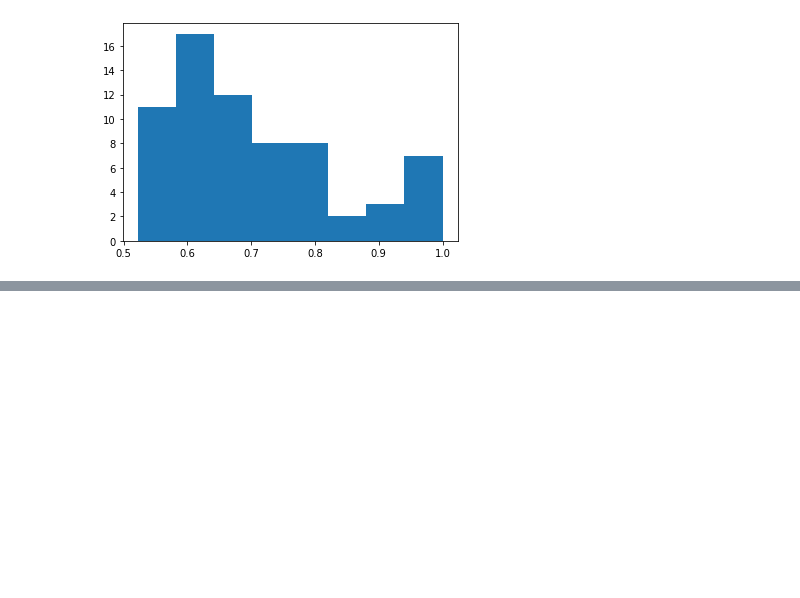
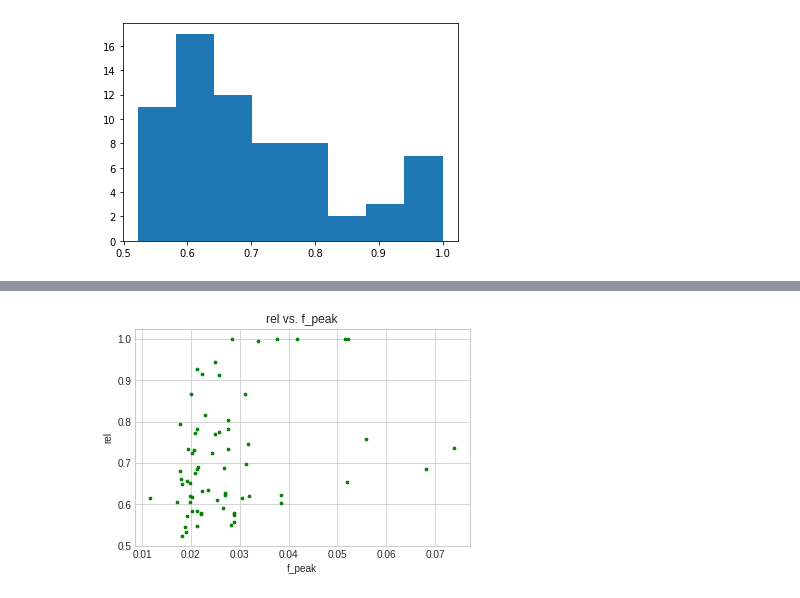
Before and after one commit to bmardu/lab-av_02, a Jupyter notebook: plots.ipynb, the cells around one changed output, grey strips where cells are left out. Saved outputs shown, nothing was run; the diff lists cells and outputs as text; code cells hidden in the pictures; blank space fills up the shorter version.

```diff
--- a/plots.ipynb
+++ b/plots.ipynb
@@ -19,0 +50,21 @@ plt.show()
+# %%
+#Reliability vs. f_peak
+rel = pd.DataFrame(t_sofia, columns= ['rel'])
+f_peak = pd.DataFrame(t_sofia, columns=["f_peak"])
+
+#plot
+plt.scatter(f_peak, rel,
+            color= "green",
+            marker= ".",
+            s=30)
+
+#plt.xlim(0, 7)
+
+plt.xlabel('f_peak')
+plt.ylabel('rel')
+
+plt.title('rel vs. f_peak')
+
+plt.show()
+# %% [output]
+[figure, added]
```
Also changed, not shown: parts of 6 cells of this notebook, 2 other files.
